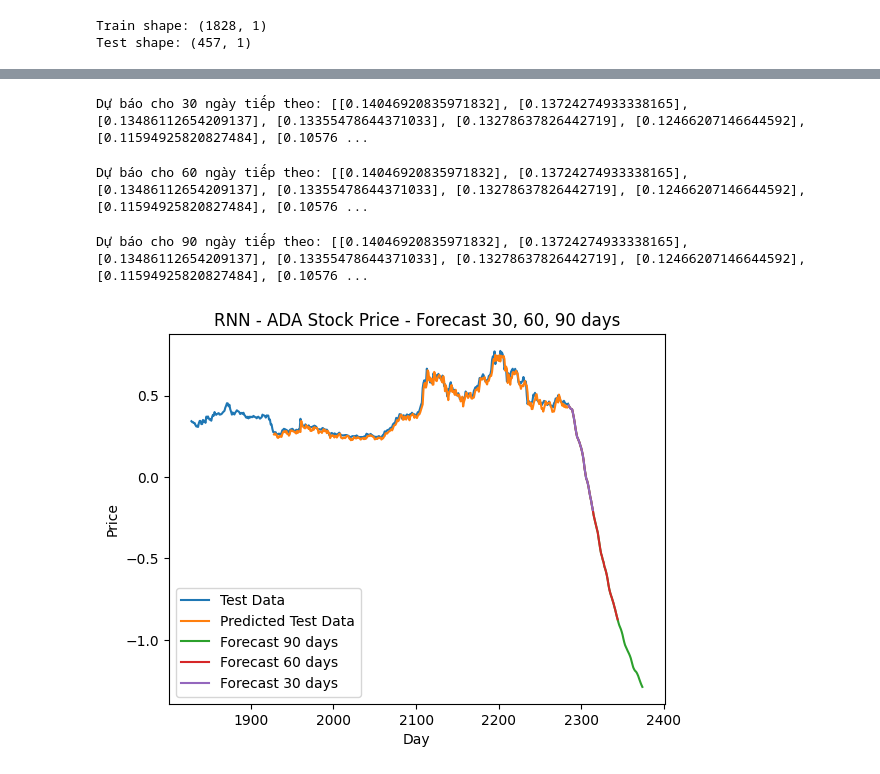
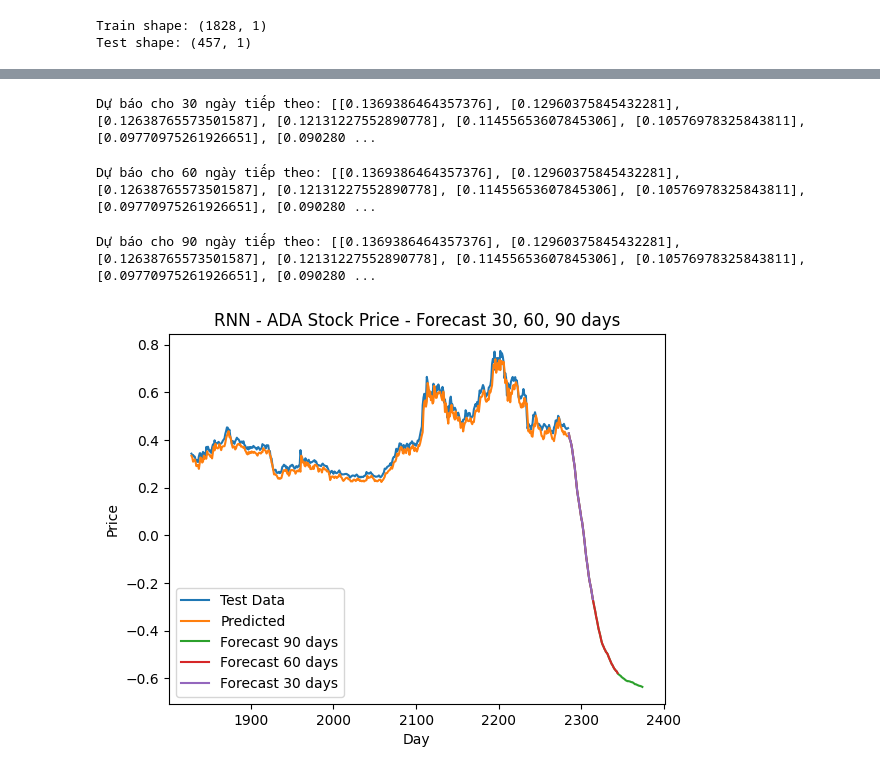
Before and after one commit to turnrighthere/IS403.O22.Team2, a Jupyter notebook: Model/ADA/ADA_RNN_8-2.ipynb, the cells around one changed output, grey strips where cells are left out. Cells and saved outputs as stored; diff of their text form; code cells hidden in the pictures.

```diff
--- a/Model/ADA/ADA_RNN_8-2.ipynb
+++ b/Model/ADA/ADA_RNN_8-2.ipynb
@@ -60,7 +60,8 @@ def create_dataset(dataset, time_step=1):
 # 6. Reshape into X=t,t+1,t+2..t+99 and Y=t+100
 time_step = 100
 X_train, y_train = create_dataset(train_data, time_step)
-X_test, ytest = create_dataset(test_data, time_step)
+combined_data = np.concatenate((train_data[-time_step:], test_data))
+X_test, ytest = create_dataset(combined_data, time_step)
 # %%
 # 7. Reshape input to be [samples, time steps, features] which is required for LSTM
 X_train = X_train.reshape(X_train.shape[0], X_train.shape[1], 1)
@@ -153,37 +154,37 @@ forecast_90 = forecast_days(90)
 # 15. In ra dự đoán cho 30 ngày tiếp theo
 print("Dự báo cho 30 ngày tiếp theo:", forecast_30)
 # %% [output]
-Dự báo cho 30 ngày tiếp theo: [[0.14046920835971832], [0.13724274933338165], [0.13486112654209137], [0.13355478644371033], [0.13278637826442719], [0.12466207146644592], [0.11594925820827484], [0.10576 ...
+Dự báo cho 30 ngày tiếp theo: [[0.1369386464357376], [0.12960375845432281], [0.12638765573501587], [0.12131227552890778], [0.11455653607845306], [0.10576978325843811], [0.09770975261926651], [0.090280 ...
 # %%
 # 15. In ra dự đoán cho 60 ngày tiếp theo
 print("Dự báo cho 60 ngày tiếp theo:", forecast_60)
 # %% [output]
-Dự báo cho 60 ngày tiếp theo: [[0.14046920835971832], [0.13724274933338165], [0.13486112654209137], [0.13355478644371033], [0.13278637826442719], [0.12466207146644592], [0.11594925820827484], [0.10576 ...
+Dự báo cho 60 ngày tiếp theo: [[0.1369386464357376], [0.12960375845432281], [0.12638765573501587], [0.12131227552890778], [0.11455653607845306], [0.10576978325843811], [0.09770975261926651], [0.090280 ...
 # %%
 # 15. In ra dự đoán cho 90 ngày tiếp theo
 print("Dự báo cho 90 ngày tiếp theo:", forecast_90)
 # %% [output]
-Dự báo cho 90 ngày tiếp theo: [[0.14046920835971832], [0.13724274933338165], [0.13486112654209137], [0.13355478644371033], [0.13278637826442719], [0.12466207146644592], [0.11594925820827484], [0.10576 ...
+Dự báo cho 90 ngày tiếp theo: [[0.1369386464357376], [0.12960375845432281], [0.12638765573501587], [0.12131227552890778], [0.11455653607845306], [0.10576978325843811], [0.09770975261926651], [0.090280 ...
 # %%
 # 16. Vẽ hình
 
 # Vẽ dữ liệu kiểm tra
 test_data_index = pd.RangeIndex(start=train_size, stop=train_size + test_size)
 plt.plot(test_data_index, scaler.inverse_transform(test_data), label='Test Data')
 
+
 # Vẽ dữ liệu dự đoán
-predicted_data_index = range(train_size + 100, train_size + 100 + len(y_pred))
-plt.plot(predicted_data_index, y_pred, label='Predicted Test Data')
+plt.plot(np.arange(train_size, train_size + len(y_pred)), y_pred, label='Predicted')
 
 # Vẽ dự báo 90, 60, 30 ngày
 plt.plot(np.arange(train_size + len(test_data), train_size + len(test_data) + len(forecast_90)), scaler.inverse_transform(forecast_90), label='Forecast 90 days')
 plt.plot(np.arange(train_size + len(test_data), train_size + len(test_data) + len(forecast_60)), scaler.inverse_transform(forecast_60), label='Forecast 60 days')
 plt.plot(np.arange(train_size + len(test_data), train_size + len(test_data) + len(forecast_30)), scaler.inverse_transform(forecast_30), label='Forecast 30 days')
 
 plt.title('RNN - ADA Stock Price - Forecast 30, 60, 90 days')
 plt.legend()
 plt.xlabel('Day')
 plt.ylabel('Price')
 plt.show()
 # %% [output]
-[figure, old version]
+[figure, new version]
```
Also changed, not shown: parts of 3 cells of this notebook, 8 other files.
